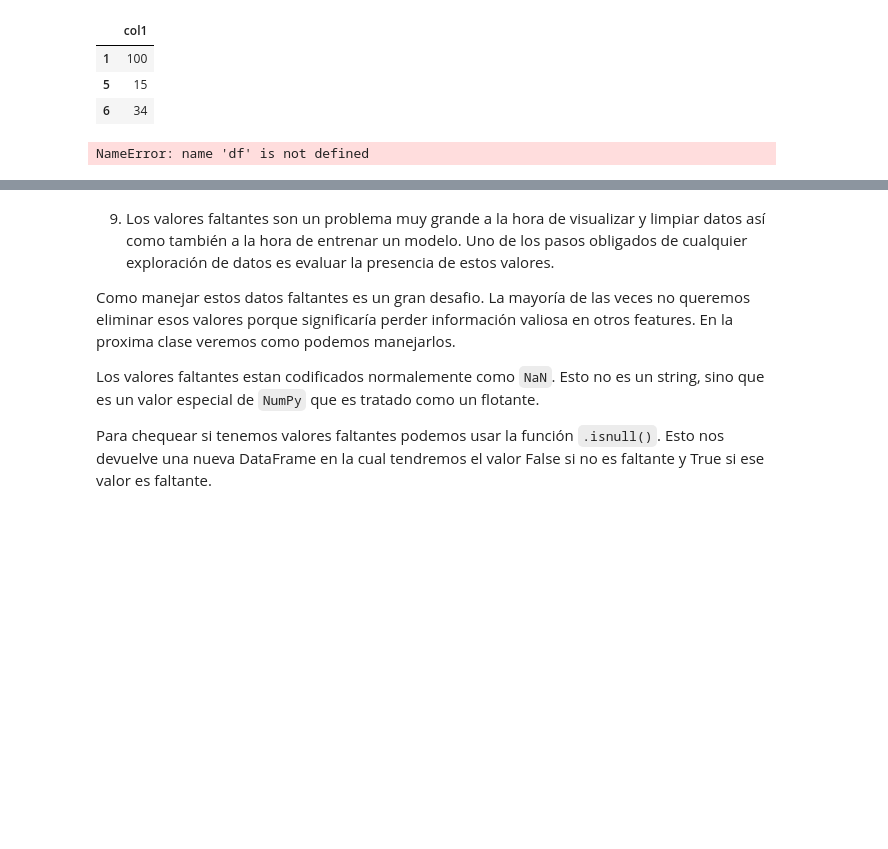
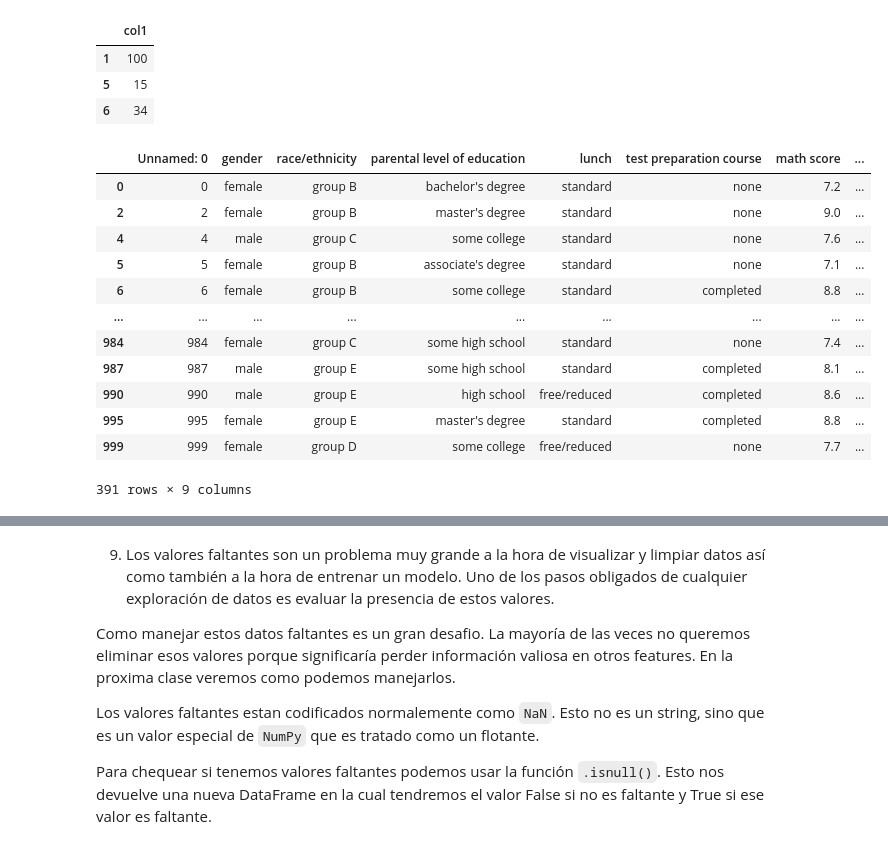
Before and after one commit to antonellafontanetto/DataScience, a Jupyter notebook: Notebook_6.ipynb, the cells around one changed output, grey strips where cells are left out. Drawn from its saved outputs; the diff is of its cells as text; code cells hidden in the pictures; blank space fills up the shorter version.

```diff
--- a/Notebook_6.ipynb
+++ b/Notebook_6.ipynb
@@ -450,8 +457,20 @@ ejemplo[ejemplo['col1']>10]
 | 6 | 34 |
 # %%
 #Selecciona solo las filas donde math score sea mayor a 70
-df[df['math score']>7.0]
+students[students['math score']>7.0]
 # %% [output]
+|  | Unnamed: 0 | gender | race/ethnicity | parental level of education | lunch | test preparation course | math score | ... |
+| 0 | 0 | female | group B | bachelor's degree | standard | none | 7.2 | ... |
+| 2 | 2 | female | group B | master's degree | standard | none | 9.0 | ... |
+| 4 | 4 | male | group C | some college | standard | none | 7.6 | ... |
+| 5 | 5 | female | group B | associate's degree | standard | none | 7.1 | ... |
+| 6 | 6 | female | group B | some college | standard | completed | 8.8 | ... |
+| ... | ... | ... | ... | ... | ... | ... | ... | ... |
+| 984 | 984 | female | group C | some high school | standard | none | 7.4 | ... |
+| 987 | 987 | male | group E | some high school | standard | completed | 8.1 | ... |
+| 990 | 990 | male | group E | high school | free/reduced | completed | 8.6 | ... |
+| 995 | 995 | female | group E | master's degree | standard | completed | 8.8 | ... |
+| 999 | 999 | female | group D | some college | free/reduced | none | 7.7 | ... |
-NameError: name 'df' is not defined
+391 rows × 9 columns
 # %%
 #Selecciona solo las filas donde reading score sea menor a 60
```
Also changed, not shown: parts of 39 cells of this notebook.
